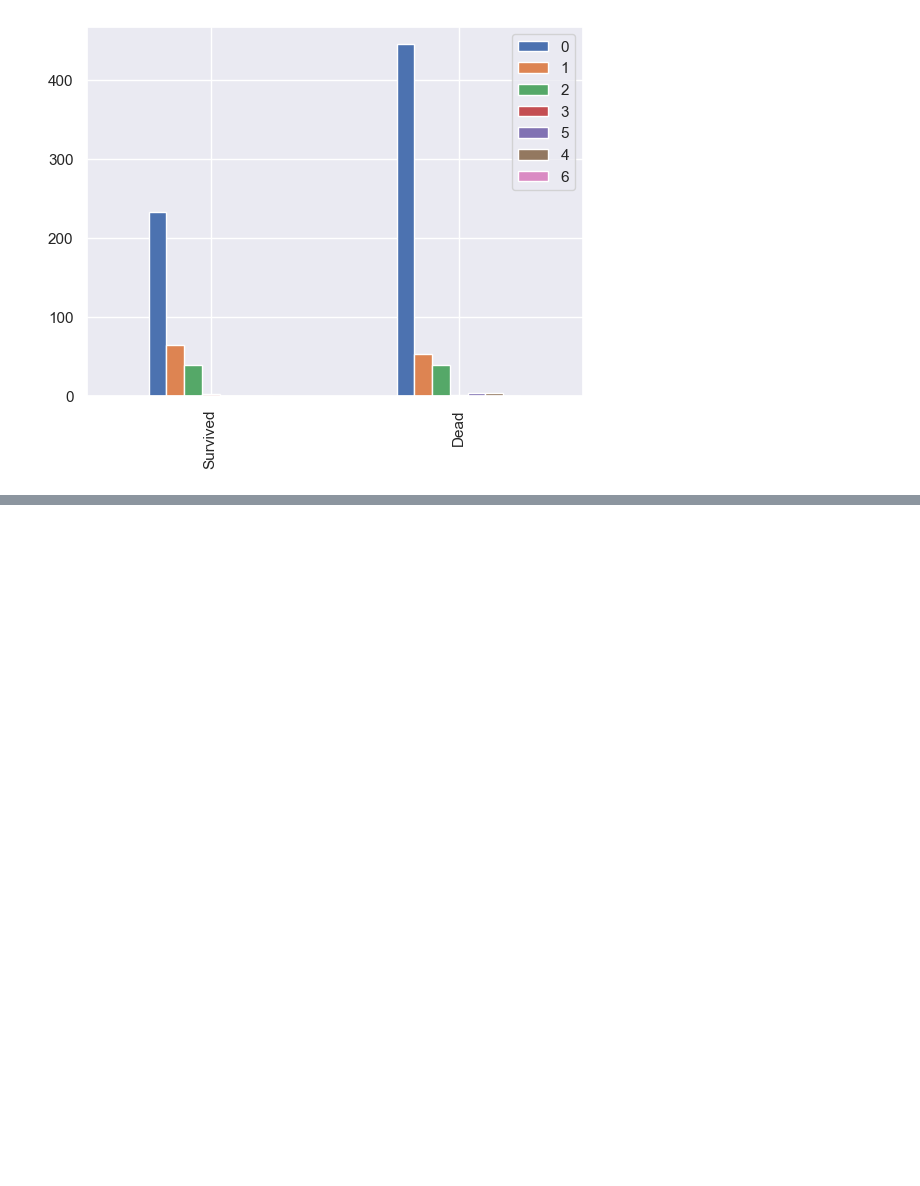
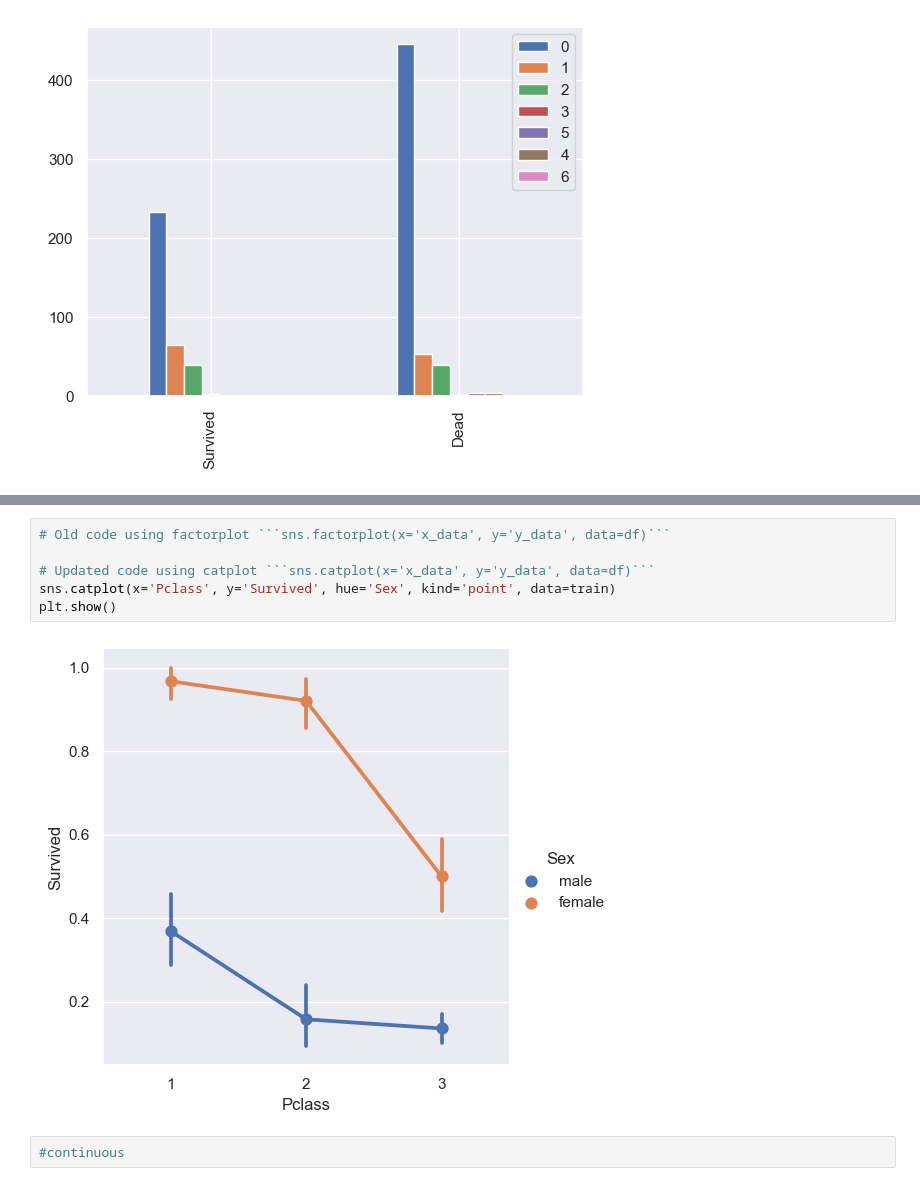
Before and after one commit to Mahfazzalin/Titanic, a Jupyter notebook: Titanic.ipynb, the cells around one changed output, grey strips where cells are left out. Cells and saved outputs as stored; diff of their text form; blank space fills up the shorter version.

````diff
--- a/Titanic.ipynb
+++ b/Titanic.ipynb
@@ -154,0 +189,10 @@ plt.show()
+# %%
+# Old code using factorplot ```sns.factorplot(x='x_data', y='y_data', data=df)```
+
+# Updated code using catplot ```sns.catplot(x='x_data', y='y_data', data=df)```
+sns.catplot(x='Pclass', y='Survived', hue='Sex', kind='point', data=train)
+plt.show()
+# %% [output]
+[figure, added]
+# %%
+#continuous
````
Also changed, not shown: parts of 13 cells of this notebook.
